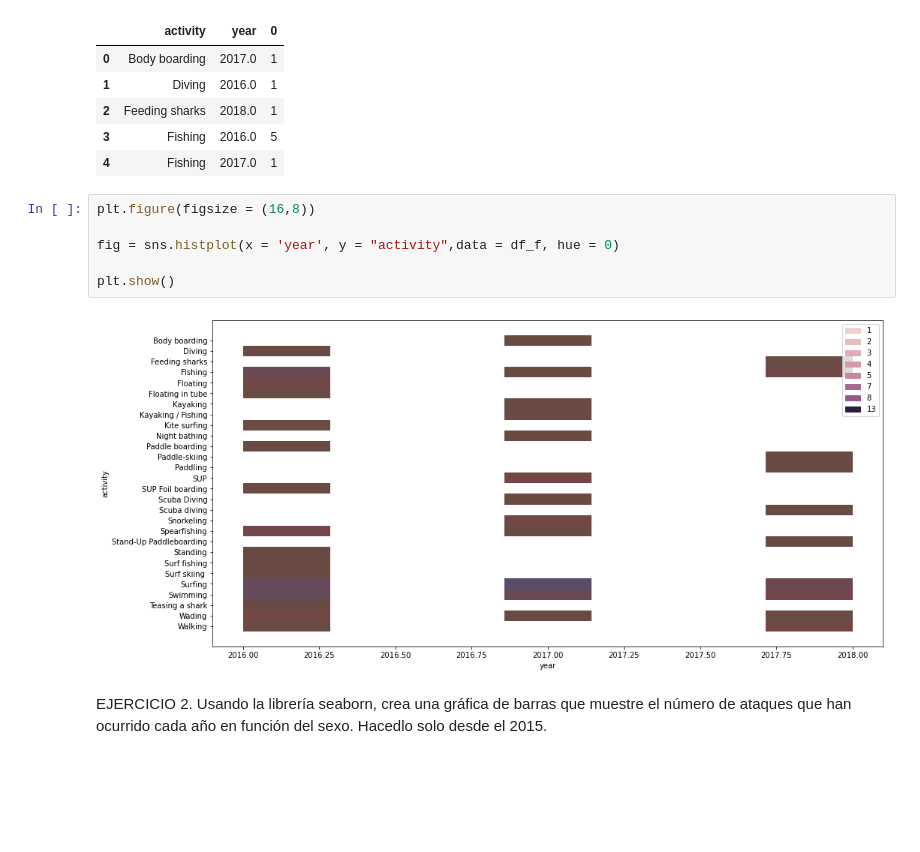
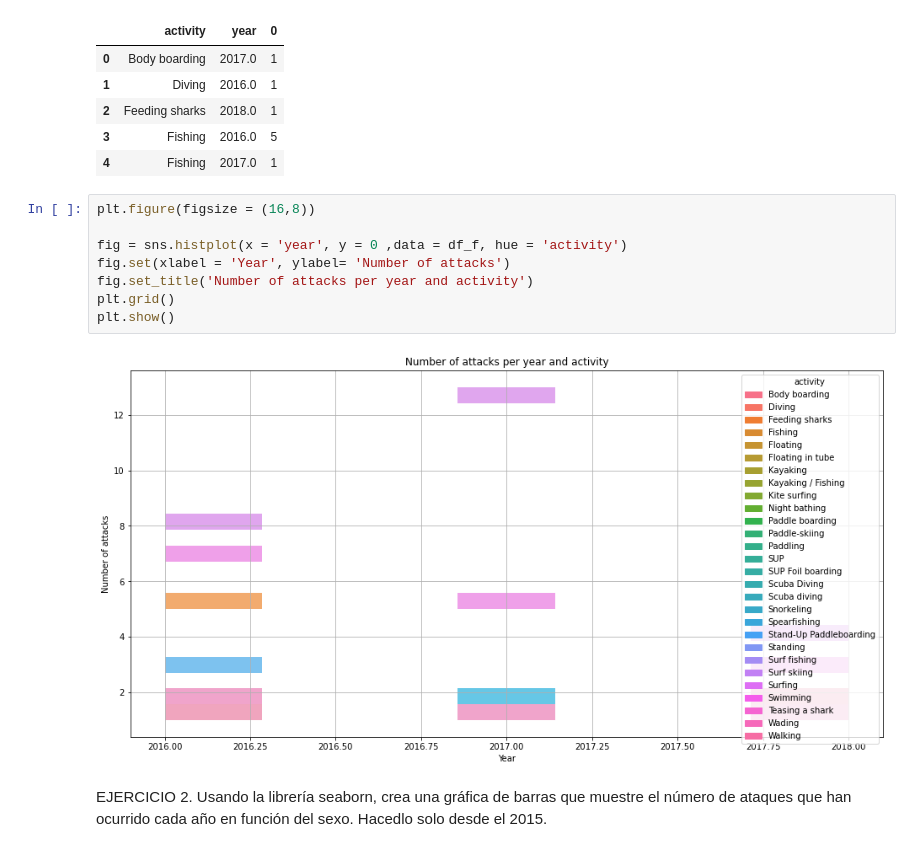
Before and after one commit to Adalab/DA-PROMO-B-MODULO1-SPRINT2-NATALIA-PAULA, a Jupyter notebook: SEABORN/Visualizacion3.ipynb, the cells around one changed output. Saved outputs shown, nothing was run; the diff lists cells and outputs as text; blank space fills up the shorter version.

```diff
--- a/SEABORN/Visualizacion3.ipynb
+++ b/SEABORN/Visualizacion3.ipynb
@@ -75,11 +75,13 @@ df_f.head()
 # %%
 plt.figure(figsize = (16,8))
 
-fig = sns.histplot(x = 'year', y = "activity",data = df_f, hue = 0)
-
+fig = sns.histplot(x = 'year', y = 0 ,data = df_f, hue = 'activity')
+fig.set(xlabel = 'Year', ylabel= 'Number of attacks')
+fig.set_title('Number of attacks per year and activity')
+plt.grid()
 plt.show()
 # %% [output]
-[figure, old version]
+[figure, new version]
 # %% [markdown]
 EJERCICIO 2.
 Usando la librería seaborn, crea una gráfica de barras que muestre el número de ataques que han ocurrido cada año en función del sexo. Hacedlo solo desde el 2015.
```
Also changed, not shown: 4 other files.
